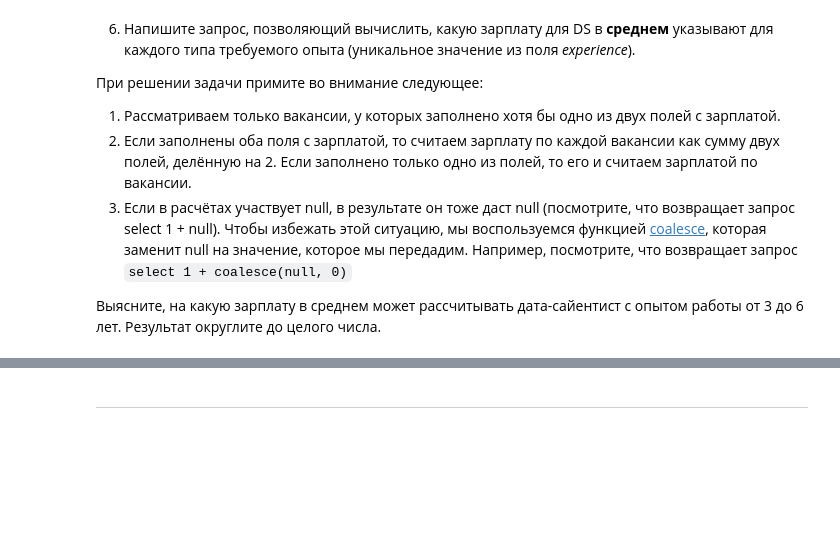
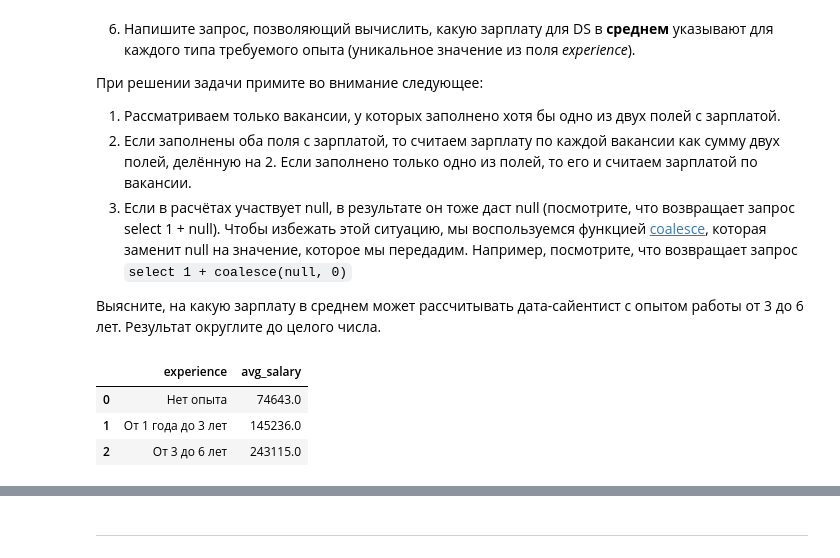
Before and after one commit to Daqria/Head-Hunter-SQL, a Jupyter notebook: HH_PROJECT.ipynb, the cells around one changed output, grey strips where cells are left out. Saved outputs shown, nothing was run; the diff lists cells and outputs as text; code cells hidden in the pictures; blank space fills up the shorter version.

```diff
--- a/HH_PROJECT.ipynb
+++ b/HH_PROJECT.ipynb
@@ -574,4 +627,20 @@ show_df(query_6_2)
 
 Выясните, на какую зарплату в среднем может рассчитывать дата-сайентист с опытом работы от 3 до 6 лет. Результат округлите до целого числа.
 # %%
-# текст запроса
+query_6_6_1 = f'''
+                SELECT
+    experience,
+    ROUND(AVG(COALESCE((salary_from + salary_to) / 2, salary_from, salary_to)), 0) AS avg_salary
+FROM vacancies
+WHERE (
+    name ILIKE '%data scientist%'
+    OR name ILIKE '%data science%'
+    OR name ILIKE '%исследователь данных%'
+    OR (name LIKE '%ML%' AND name NOT ILIKE '%html%')
+    OR name ILIKE '%machine learning%'
+    OR (name ILIKE '%машинн%обучен%' AND key_skills IS NOT NULL)
+)
+AND (salary_from IS NOT NULL OR salary_to IS NOT NULL)
+GROUP BY experience
+ORDER BY experience
+                        '''
@@ -579,0 +647,7 @@ show_df(query_6_2)
+# %%
+show_df(query_6_6_1)
+# %% [output]
+|  | experience | avg_salary |
+| 0 | Нет опыта | 74643.0 |
+| 1 | От 1 года до 3 лет | 145236.0 |
+| 2 | От 3 до 6 лет | 243115.0 |
```
Also changed, not shown: parts of 19 cells of this notebook, 2 other files.
